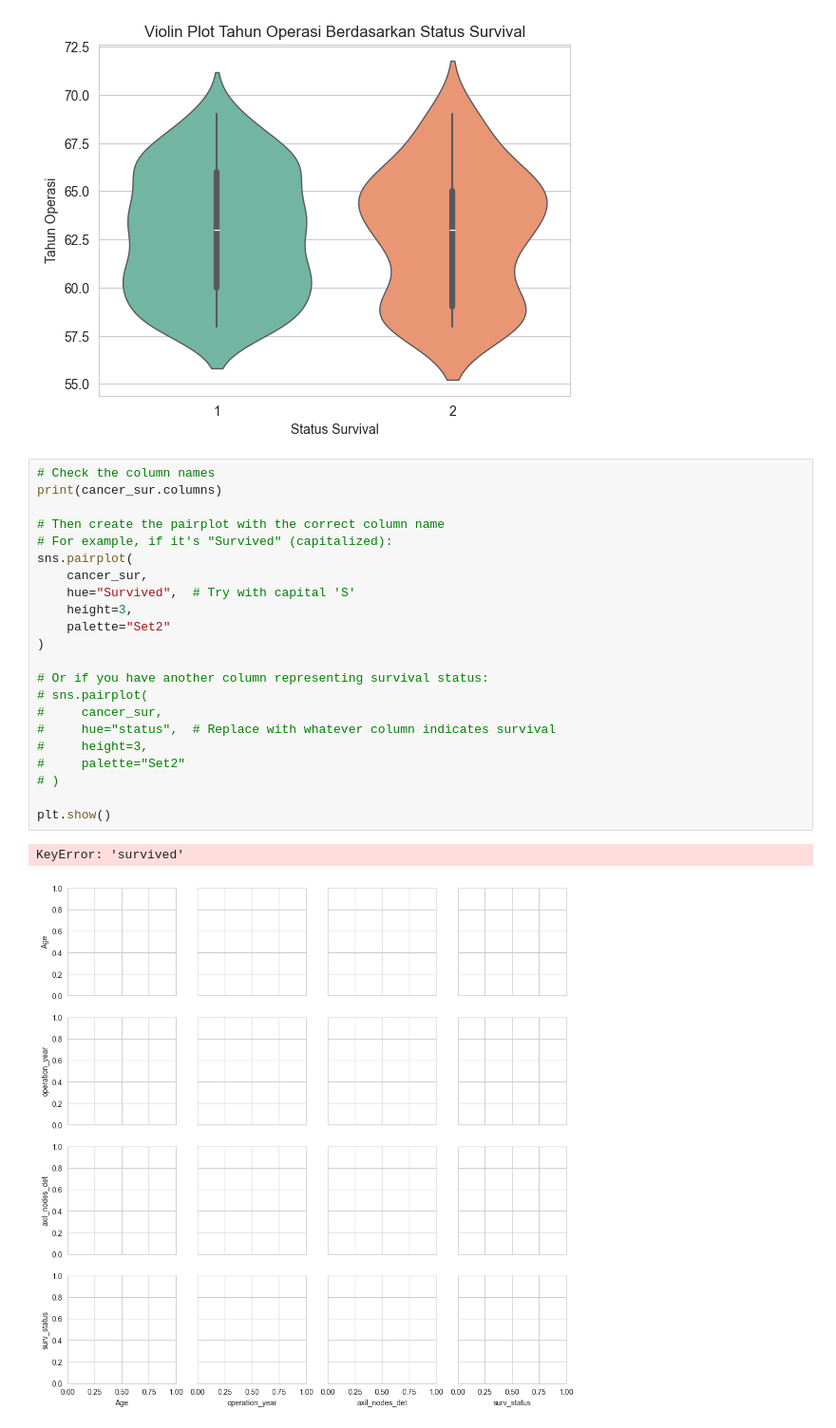
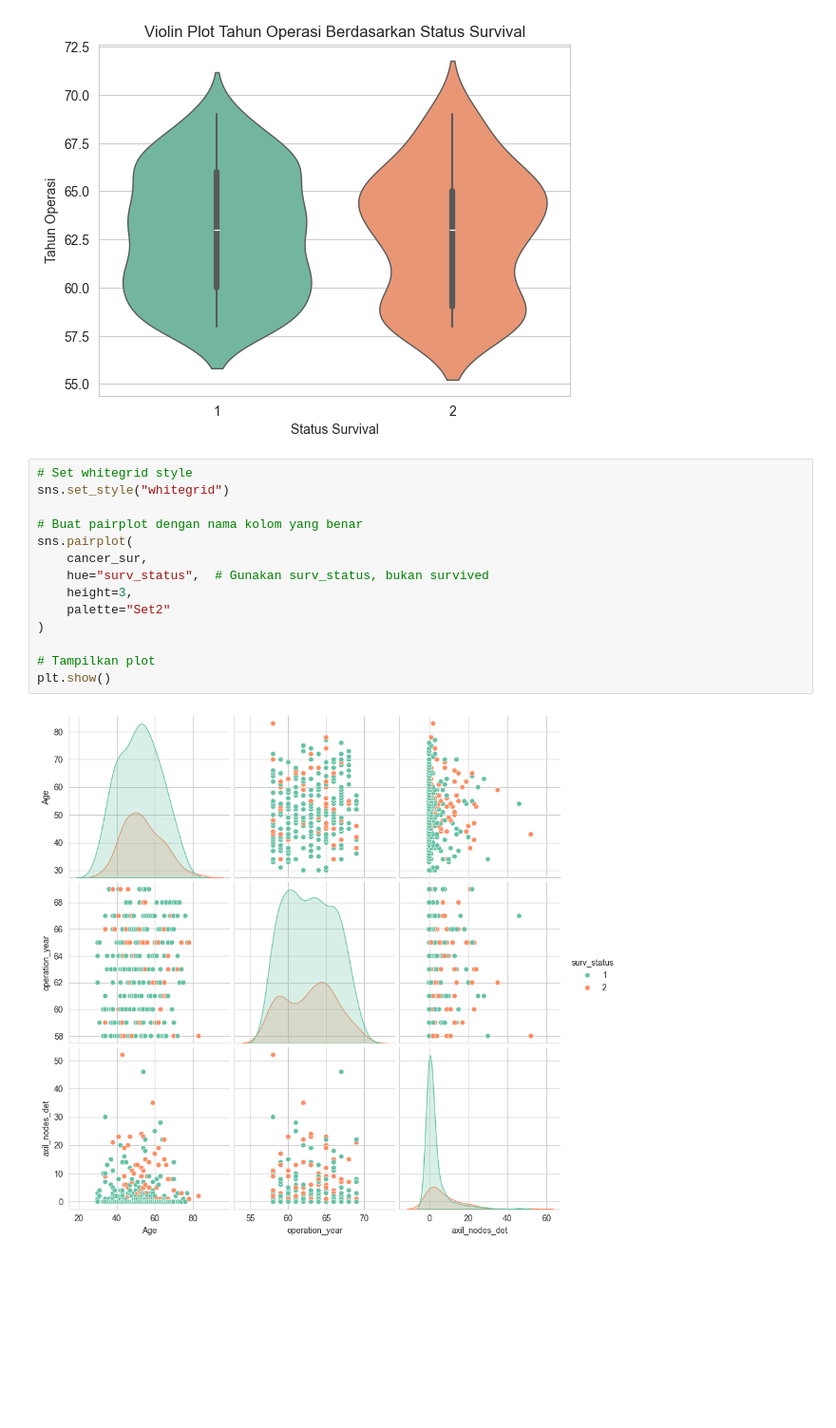
Before and after one commit to RehanDias/Pertemuan_6, a Jupyter notebook: TUGAS_1_PERT6_RehanDiasPratama_41822110045.ipynb, the cells around one changed output. Shown at 95% size. Cells and saved outputs as stored; diff of their text form; blank space fills up the shorter version.

Commit message:
add pairplot

```diff
--- a/TUGAS_1_PERT6_RehanDiasPratama_41822110045.ipynb
+++ b/TUGAS_1_PERT6_RehanDiasPratama_41822110045.ipynb
@@ -149,27 +149,18 @@ The `scale` parameter has been renamed and will be removed in v0.15.0. Pass `den
   sns.violinplot(
 [figure]
 # %%
-# Check the column names
-print(cancer_sur.columns)
+# Set whitegrid style
+sns.set_style("whitegrid")
 
-# Then create the pairplot with the correct column name
-# For example, if it's "Survived" (capitalized):
+# Buat pairplot dengan nama kolom yang benar
 sns.pairplot(
     cancer_sur,
-    hue="Survived",  # Try with capital 'S'
+    hue="surv_status",  # Gunakan surv_status, bukan survived
     height=3,
     palette="Set2"
 )
 
-# Or if you have another column representing survival status:
-# sns.pairplot(
-#     cancer_sur,
-#     hue="status",  # Replace with whatever column indicates survival
-#     height=3,
-#     palette="Set2"
-# )
-
+# Tampilkan plot
 plt.show()
 # %% [output]
-KeyError: 'survived'
-[figure, old version]
+[figure, new version]
```
Also changed, not shown: 1 other file.
